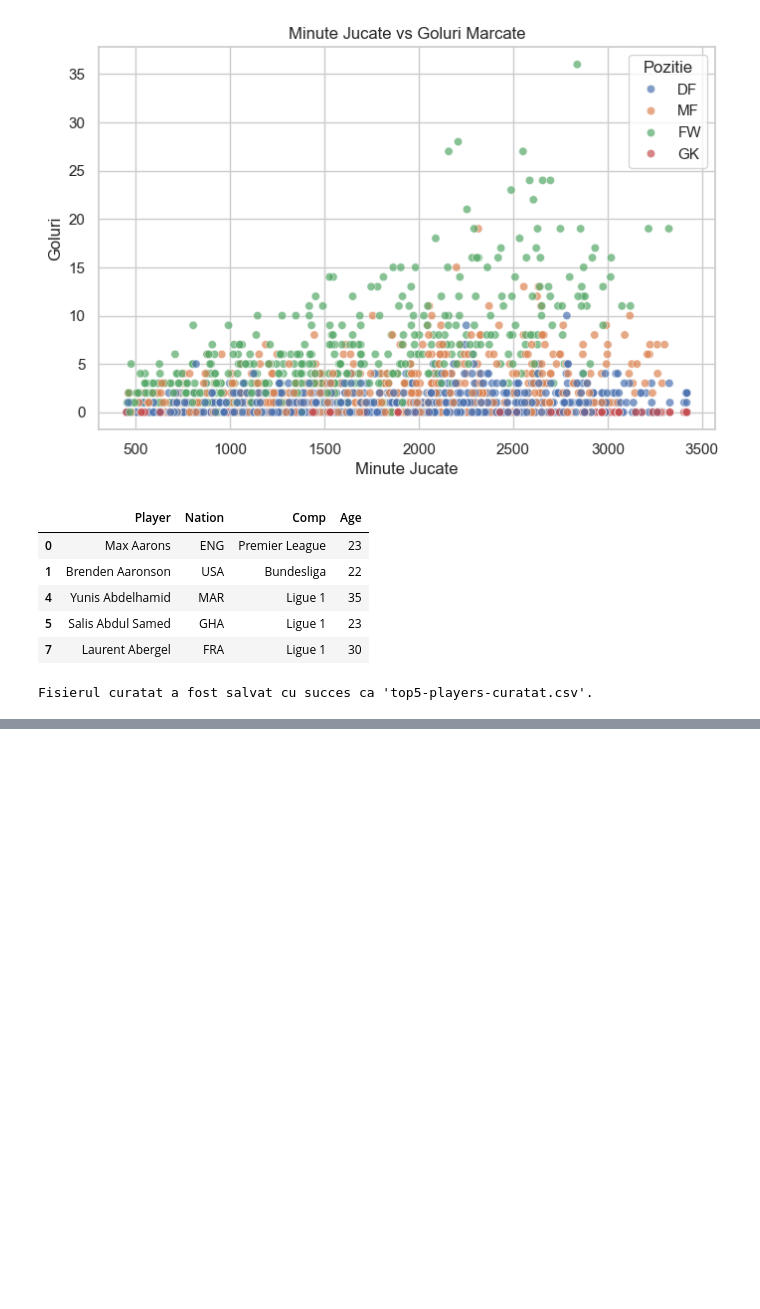
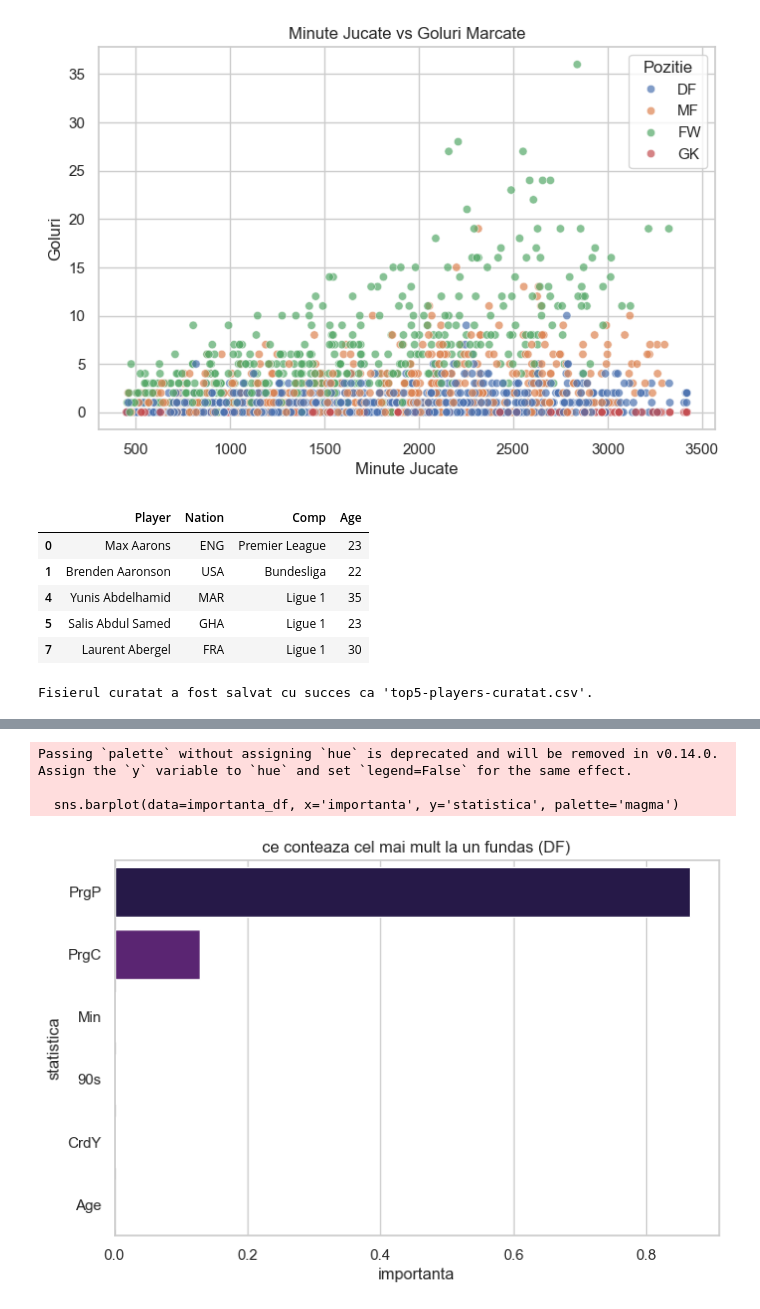
Before and after one commit to ZetPlay10/Sisteme-inteligente, a Jupyter notebook: fotbal.ipynb, the cells around one changed output, grey strips where cells are left out. Cells and saved outputs as stored; diff of their text form; code cells hidden in the pictures; blank space fills up the shorter version.

```diff
--- a/fotbal.ipynb
+++ b/fotbal.ipynb
@@ -106,0 +215,34 @@ Fisierul curatat a fost salvat cu succes ca 'top5-players-curatat.csv'.
+# %%
+# ne intereseaza cum scot mingea din aparare in fata si sa nu ia galbene aiurea
+
+# luam doar fundasii
+df_fundasi = df[df['Pos'] == 'DF'].copy()
+
+# inventam un target pt ei: pase in fata minus cartonase
+df_fundasi['Scor_Fundas'] = df_fundasi['Implicare_Constructie'] - df_fundasi['CrdY']
+
+# din ce invata modelul la ei
+features_df = ['Min', 'PrgP', 'PrgC', 'CrdY', 'Age', '90s']
+X_df = df_fundasi[features_df]
+y_df = df_fundasi['Scor_Fundas']
+
+# antrenam
+model_df = RandomForestRegressor(random_state=42)
+model_df.fit(X_df, y_df)
+
+# scoatem importanta
+importanta_df = pd.DataFrame({
+    'statistica': features_df,
+    'importanta': model_df.feature_importances_
+}).sort_values(by='importanta', ascending=False)
+
+# graficul
+plt.figure(figsize=(8, 5))
+sns.barplot(data=importanta_df, x='importanta', y='statistica', palette='magma')
+plt.title('ce conteaza cel mai mult la un fundas (DF)')
+plt.show()
+# %% [output]
+Passing `palette` without assigning `hue` is deprecated and will be removed in v0.14.0. Assign the `y` variable to `hue` and set `legend=False` for the same effect.
+
+  sns.barplot(data=importanta_df, x='importanta', y='statistica', palette='magma')
+[figure, added]
```
Also changed, not shown: parts of 7 cells of this notebook, 1 other file.
